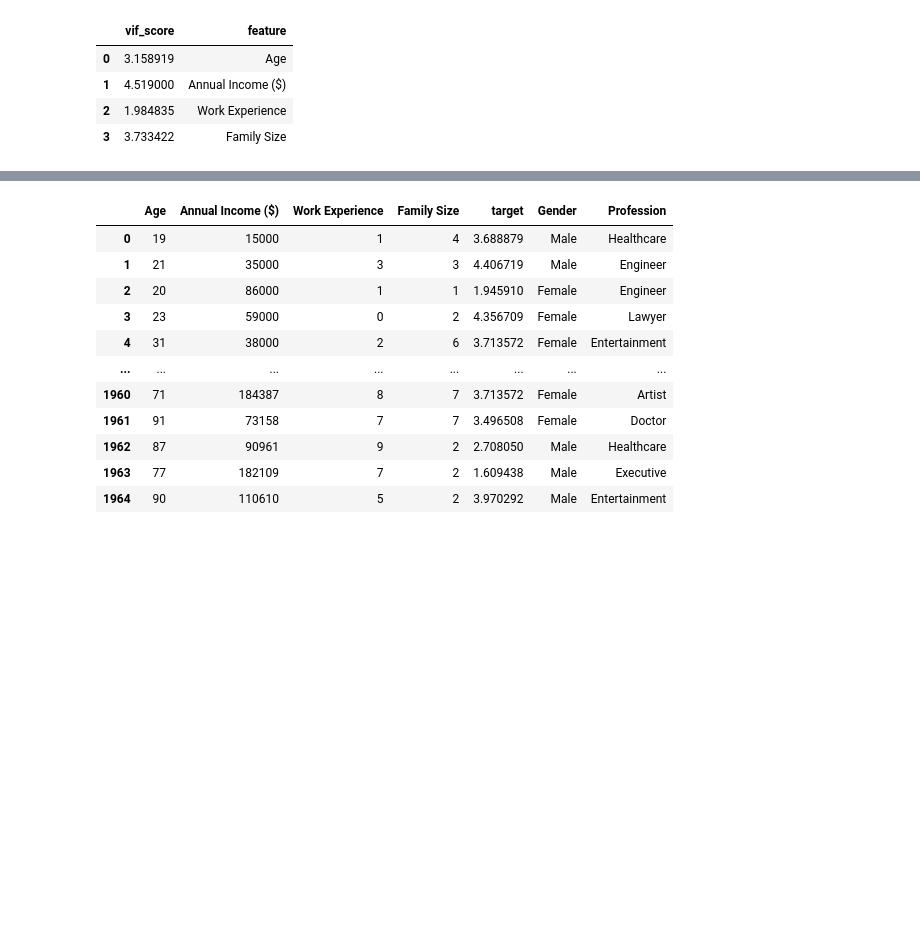
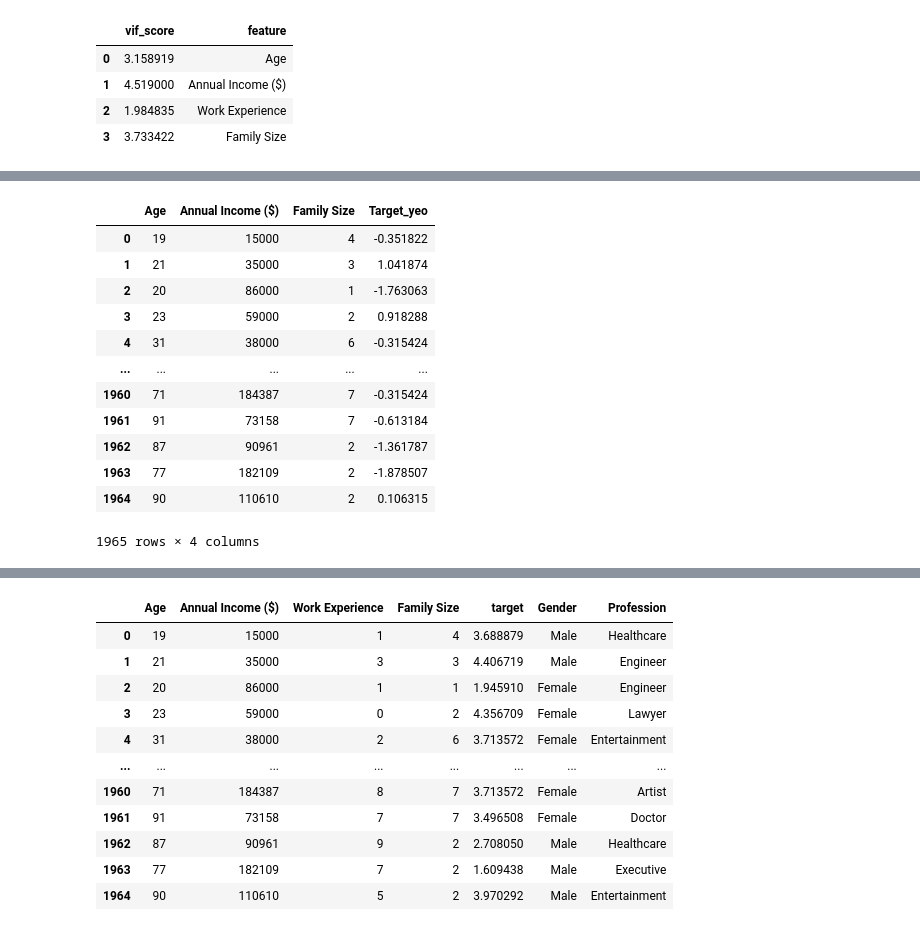
Before and after one commit to hyuncoding/study_machine_learning, a Jupyter notebook: c_regression/d_ols_task01.ipynb, the cells around one changed output, grey strips where cells are left out. Drawn from its saved outputs; the diff is of its cells as text; code cells hidden in the pictures; blank space fills up the shorter version.

```diff
--- a/c_regression/d_ols_task01.ipynb
+++ b/c_regression/d_ols_task01.ipynb
@@ -320,0 +414,17 @@ get_vif(features)
+# %%
+pre_c_df = pre_c_df.drop(labels=['Work Experience'], axis=1)
+pre_c_df
+# %% [output]
+|  | Age | Annual Income ($) | Family Size | Target_yeo |
+| 0 | 19 | 15000 | 4 | -0.351822 |
+| 1 | 21 | 35000 | 3 | 1.041874 |
+| 2 | 20 | 86000 | 1 | -1.763063 |
+| 3 | 23 | 59000 | 2 | 0.918288 |
+| 4 | 31 | 38000 | 6 | -0.315424 |
+| ... | ... | ... | ... | ... |
+| 1960 | 71 | 184387 | 7 | -0.315424 |
+| 1961 | 91 | 73158 | 7 | -0.613184 |
+| 1962 | 87 | 90961 | 2 | -1.361787 |
+| 1963 | 77 | 182109 | 2 | -1.878507 |
+| 1964 | 90 | 110610 | 2 | 0.106315 |
+1965 rows × 4 columns
```
Also changed, not shown: parts of 14 cells of this notebook, 16 other files.
